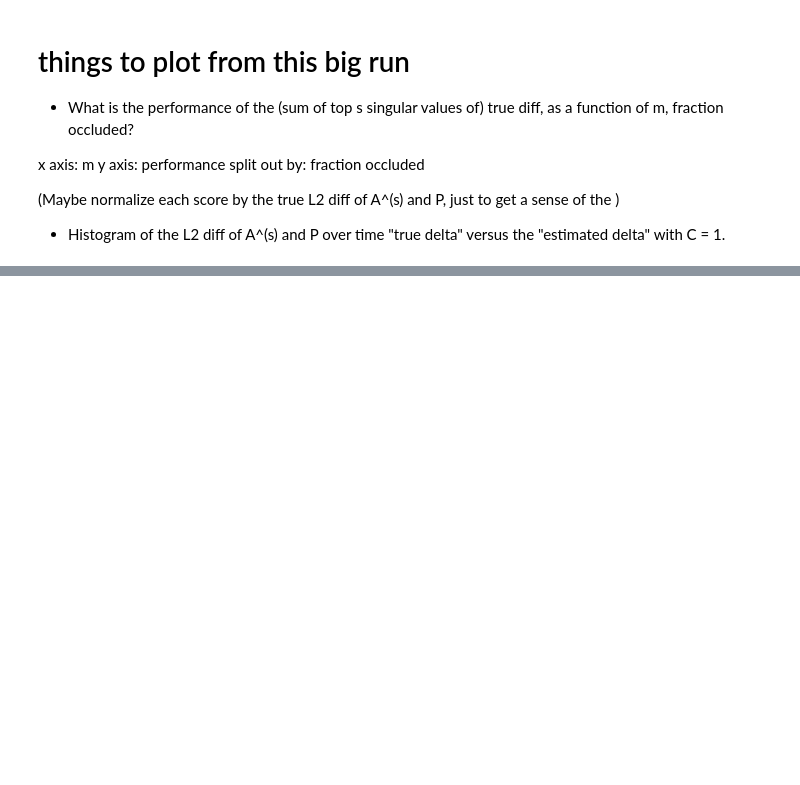
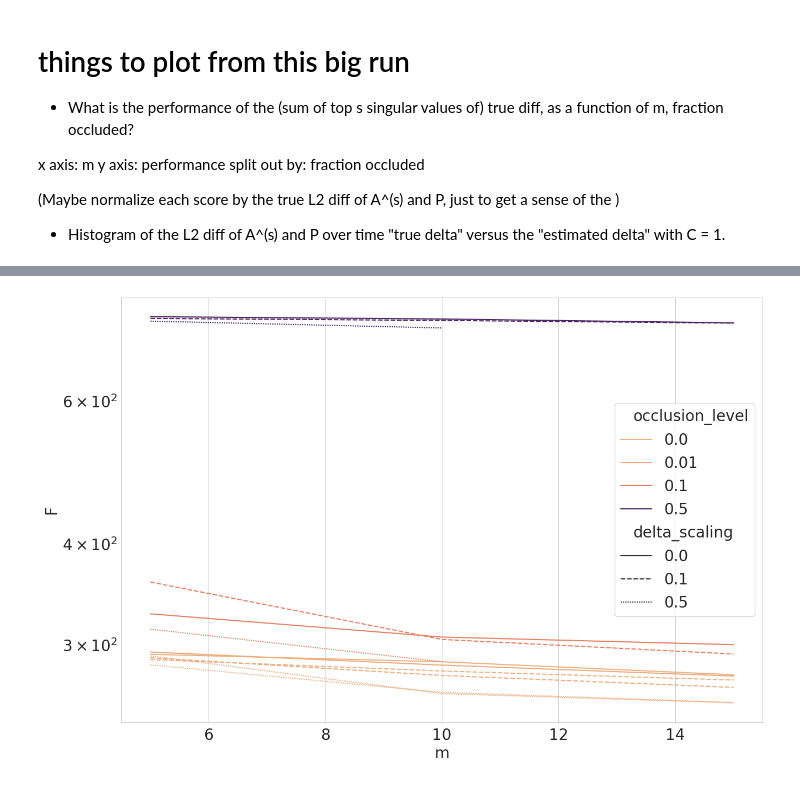
Before and after one commit to akhiljalan/cellag-misc, a Jupyter notebook: ppi-2-faster-iter.ipynb, the cells around one changed output, grey strips where cells are left out. Cells and saved outputs as stored; diff of their text form; code cells hidden in the pictures; blank space fills up the shorter version.

```diff
--- a/ppi-2-faster-iter.ipynb
+++ b/ppi-2-faster-iter.ipynb
@@ -497,0 +1013,6 @@ split out by: fraction occluded
+# %%
+sns.lineplot(x = 'm', y ='F', data=df, hue='occlusion_level', style='delta_scaling',
+             palette="flare",)
+plt.yscale('log')
+# %% [output]
+[figure, added]
```
Also changed, not shown: parts of 49 cells of this notebook, 9 other files.
